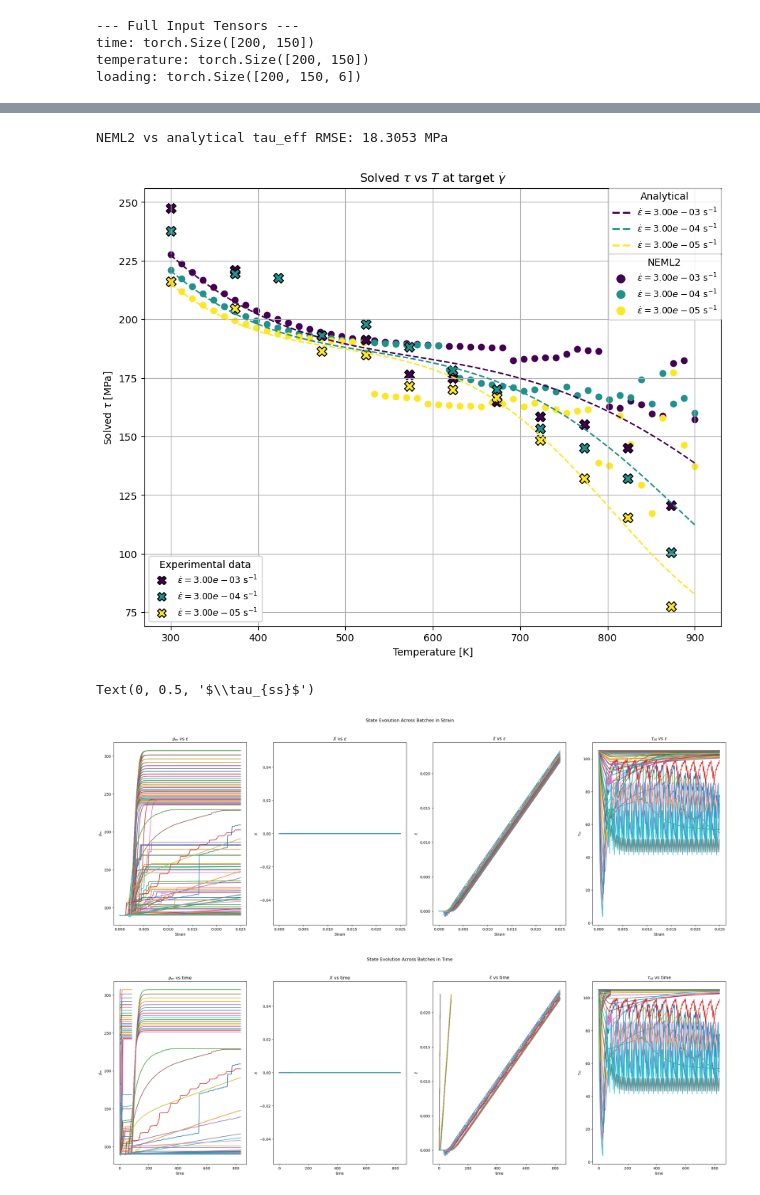
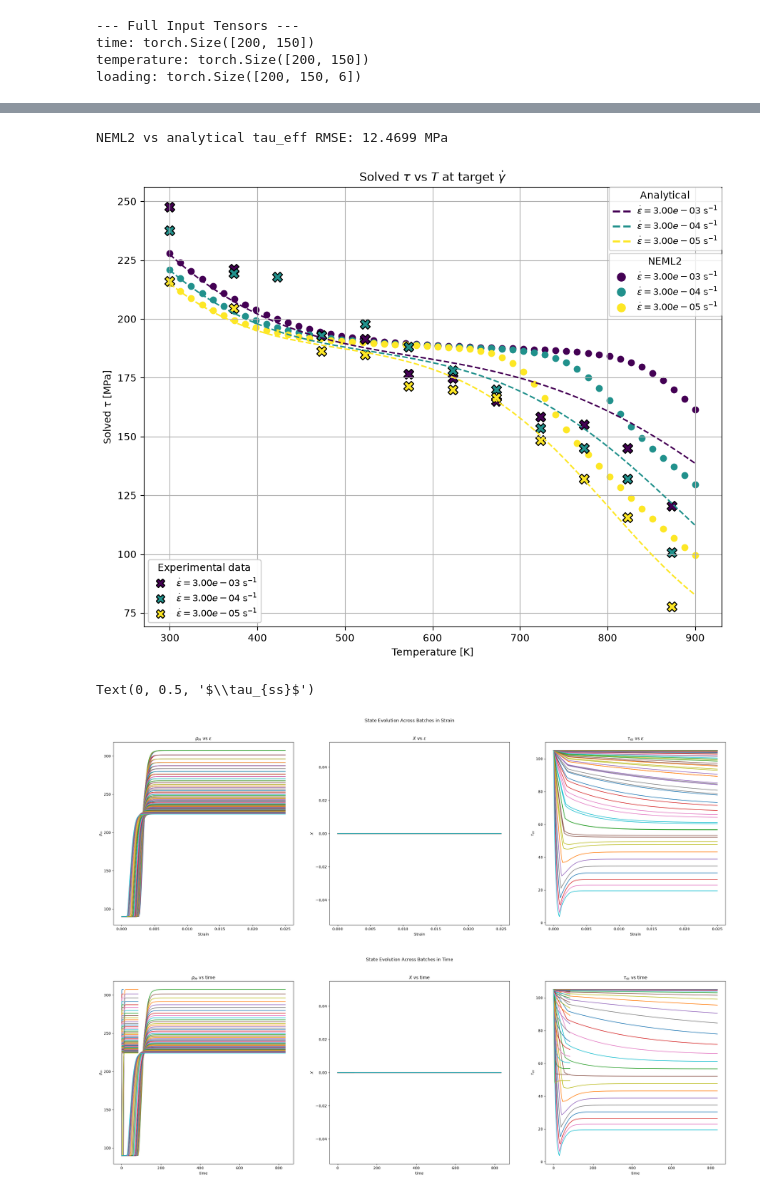
Before and after one commit to ColinMG2/neml2, a Jupyter notebook: cmg_projects/eurofer97_deterministic.ipynb, the cells around one changed output, grey strips where cells are left out. Saved outputs shown, nothing was run; the diff lists cells and outputs as text; code cells hidden in the pictures.

```diff
--- a/cmg_projects/eurofer97_deterministic.ipynb
+++ b/cmg_projects/eurofer97_deterministic.ipynb
@@ -44,7 +41,7 @@ class SolveStrain(torch.nn.Module):
         rtol=1.0e-6,
         atol=1.0e-4,
         initial_rho_m=90.0,
-        initial_tau_ss=105.0,
+        initial_tau_ss=105,
     ):
         super().__init__()
         self.discrete_equations = discrete_equations
@@ -108,7 +105,6 @@ class SolveStrain(torch.nn.Module):
                     forces.shape[1:-1], math.log(self.initial_rho_m), device=forces.device
                 ),
                 "back_stress": torch.zeros(forces.shape[1:-1] + (6,), device=forces.device),
-                "equivalent_plastic_strain": torch.zeros(forces.shape[1:-1], device=forces.device),
                 "tau_ss": torch.full(forces.shape[1:-1], self.initial_tau_ss, device=forces.device),
             }
         )
@@ -210,7 +206,7 @@ d_lath = 0.5
 c_block = 0.3
 d_block = 3.1
 c_PAG = 0.1
-d_PAG = 21.0
+d_PAG = 7.0
 c_MX = 0.3
 d_MX = 1.5
 c_M23C6 = 0.2
@@ -395,7 +391,9 @@ def screw_velocity(tau_eff_val, gamma_dot, T_val):
     tau_ratio = np.clip(tau_ratio, 1e-30, 1.0 - 1e-6)
     dg = (1.0 - tau_ratio**p) ** q - T_val / T_0
     dg1 = np.maximum(dg, 0.0)
-    exp_coeff = np.exp(-H_0 * dg1 / (2.0 * kB * T_val))
+    exp_core = -H_0 * dg1 / (2.0 * kB * T_val)
+    exp_coeff = np.exp(exp_core)
+
     return K * mcl_tau_1 * exp_coeff
 
 
@@ -626,8 +624,8 @@ ax.set_title(r"Solved $\tau$ vs $T$ at target $\dot{\gamma}$")
 ax.grid(True)
 plt.show()
 # %% [output]
-NEML2 vs analytical tau_eff RMSE: 18.3053 MPa
+NEML2 vs analytical tau_eff RMSE: 12.4699 MPa
-[figure, old version]
+[figure, new version]
 # %%
 with torch.no_grad():
     dbg_solver = nonlinear.RecursiveNonlinearEquationSolver(
@@ -655,9 +653,6 @@ with torch.no_grad():
                 dbg_forces.shape[1:-1], math.log(model.initial_rho_m), device=dbg_forces.device
             ),
             "back_stress": torch.zeros(dbg_forces.shape[1:-1] + (6,), device=dbg_forces.device),
-            "equivalent_plastic_strain": torch.zeros(
-                dbg_forces.shape[1:-1], device=dbg_forces.device
-            ),
             "tau_ss": torch.full(
                 dbg_forces.shape[1:-1], model.initial_tau_ss, device=dbg_forces.device
             ),
@@ -666,10 +661,10 @@ with torch.no_grad():
 
     dbg_results = nonlinear.solve_adjoint(dbg_solver, dbg_state0, len(dbg_forces), dbg_forces)
 # %%
-fig_s, ax_s = plt.subplots(nrows=1, ncols=4, figsize=(30, 9))
+fig_s, ax_s = plt.subplots(nrows=1, ncols=3, figsize=(30, 9))
 fig_s.suptitle("State Evolution Across Batches in Strain")
 
-fig_t, ax_t = plt.subplots(nrows=1, ncols=4, figsize=(30, 9))
+fig_t, ax_t = plt.subplots(nrows=1, ncols=3, figsize=(30, 9))
 fig_t.suptitle("State Evolution Across Batches in Time")
 
 for i, (T, rate) in enumerate(conditions):
@@ -677,8 +672,7 @@ for i, (T, rate) in enumerate(conditions):
     time_hist = times[:, i].detach().cpu().numpy()
     rho_m_hist = np.exp(dbg_results[:, i, 6:7].detach().cpu().numpy())
     X_hist = dbg_results[:, i, 7:8].detach().cpu().numpy()
-    ep_dot_hist = dbg_results[:, i, 13:14].detach().cpu().numpy()
-    tau_ss_hist = dbg_results[:, i, 14].detach().cpu().numpy()
+    tau_ss_hist = dbg_results[:, i, 13].detach().cpu().numpy()
 
     ax_s[0].plot(
         strain_hist, rho_m_hist, label=rf"$\dot{{\epsilon}}={rate:.2e}$ s$^{{-1}}$, T={T}K"
@@ -686,50 +680,37 @@ for i, (T, rate) in enumerate(conditions):
     ax_t[0].plot(time_hist, rho_m_hist, label=rf"$\dot{{\epsilon}}={rate:.2e}$ s$^{{-1}}$, T={T}K")
 
     ax_s[1].plot(strain_hist, X_hist, label=rf"$\dot{{\epsilon}}={rate:.2e}$ s$^{{-1}}$, T={T}K")
     ax_t[1].plot(time_hist, X_hist, label=rf"$\dot{{\epsilon}}={rate:.2e}$ s$^{{-1}}$, T={T}K")
 
     ax_s[2].plot(
-        strain_hist, ep_dot_hist, label=rf"$\dot{{\epsilon}}={rate:.2e}$ s$^{{-1}}$, T={T}K"
-    )
-    ax_t[2].plot(time_hist, ep_dot_hist, label=rf"$\dot{{\epsilon}}={rate:.2e}$ s$^{{-1}}$, T={T}K")
-
-    ax_s[3].plot(
         strain_hist, tau_ss_hist, label=rf"$\dot{{\epsilon}}={rate:.2e}$ s$^{{-1}}$, T={T}K"
     )
-    ax_t[3].plot(time_hist, tau_ss_hist, label=rf"$\dot{{\epsilon}}={rate:.2e}$ s$^{{-1}}$, T={T}K")
+    ax_t[2].plot(time_hist, tau_ss_hist, label=rf"$\dot{{\epsilon}}={rate:.2e}$ s$^{{-1}}$, T={T}K")
 
 ax_s[0].set_title(r"${\rho_m}$ vs $\epsilon$")
 ax_s[0].set_xlabel("Strain")
 ax_s[0].set_ylabel(r"$\rho_m$")
 
 ax_t[0].set_title(r"${\rho_m}$ vs time")
 ax_t[0].set_xlabel("time")
 ax_t[0].set_ylabel(r"$\rho_m$")
 
 ax_s[1].set_title(r"$\boldsymbol{{X}}$ vs $\epsilon$")
 ax_s[1].set_xlabel("Strain")
 ax_s[1].set_ylabel(r"$\boldsymbol{{X}}$")
 
 ax_t[1].set_title(r"$\boldsymbol{{X}}$ vs time")
 ax_t[1].set_xlabel("time")
 ax_t[1].set_ylabel(r"$\boldsymbol{{X}}$")
 
-ax_s[2].set_title(r"$\bar{{\epsilon}}$ vs $\epsilon$")
+ax_s[2].set_title(r"$\tau_{ss}$ vs $\epsilon$")
 ax_s[2].set_xlabel("Strain")
-ax_s[2].set_ylabel(r"$\bar{{\epsilon}}$")
+ax_s[2].set_ylabel(r"$\tau_{ss}$")
 
-ax_t[2].set_title(r"$\bar{{\epsilon}}$ vs time")
+ax_t[2].set_title(r"$\tau_{ss}$ vs time")
 ax_t[2].set_xlabel("time")
-ax_t[2].set_ylabel(r"$\bar{{\epsilon}}$")
-
-ax_s[3].set_title(r"$\tau_{ss}$ vs $\epsilon$")
-ax_s[3].set_xlabel("Strain")
-ax_s[3].set_ylabel(r"$\tau_{ss}$")
-
-ax_t[3].set_title(r"$\tau_{ss}$ vs time")
-ax_t[3].set_xlabel("time")
-ax_t[3].set_ylabel(r"$\tau_{ss}$")
+ax_t[2].set_ylabel(r"$\tau_{ss}$")
 # %% [output]
 Text(0, 0.5, '$\\tau_{ss}$')
-[figure, old version]
+[figure, new version]
-[figure, old version]
+[figure, new version]
```
Also changed, not shown: parts of 6 cells of this notebook, 3 other files.
